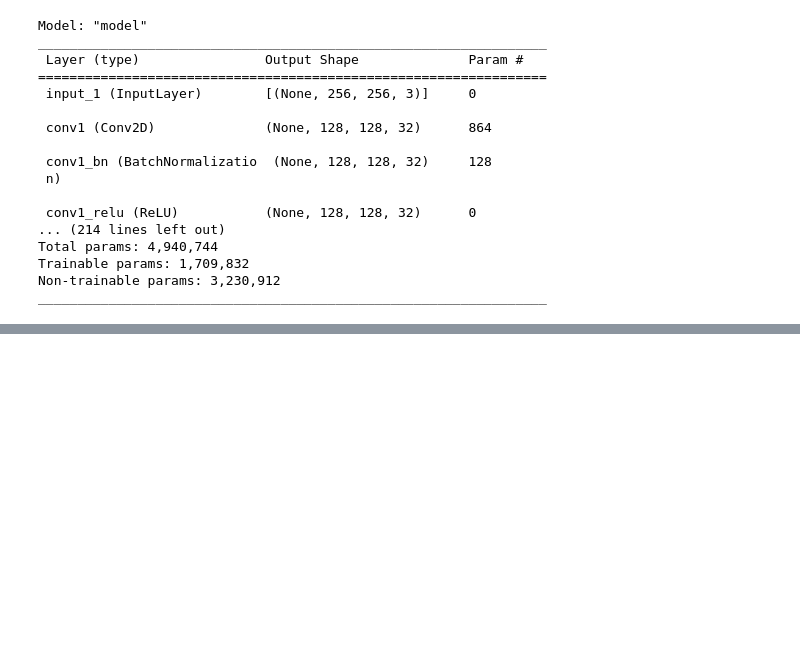
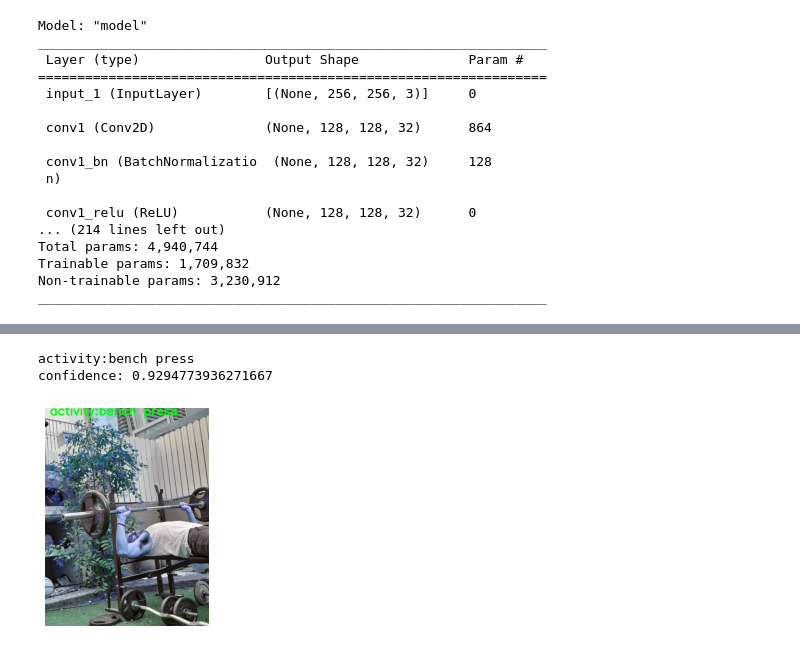
Before and after one commit to maayanb578/Workout_Classification_MobileNet, a Jupyter notebook: Workout_Classification_MobileNet.ipynb, the cells around one changed output, grey strips where cells are left out. Cells and saved outputs as stored; diff of their text form; code cells hidden in the pictures; blank space fills up the shorter version.

```diff
--- a/Workout_Classification_MobileNet.ipynb
+++ b/Workout_Classification_MobileNet.ipynb
@@ -289,0 +287,4 @@ confidence: 0.9997824430465698
+# %%
+# INPUT MY IMAGE
+files.upload()
+image_pred = cv2.imread('mypic.jpeg')
@@ -289,0 +294,38 @@ confidence: 0.9997824430465698
+# %%
+Q_image = deque(maxlen=128)
+
+output_image = image_pred.copy()
+image_pred = cv2.cvtColor(image_pred, cv2.COLOR_BGR2RGB)
+image_pred = cv2.resize(image_pred, img_size).astype("float32")
+
+predictions = workout_model.predict(np.expand_dims(image_pred, axis=0))[0]
+Q_image.append(predictions)
+
+results = np.array(Q_image).mean(axis=0)
+i = np.argmax(results)
+label = labels[i]
+
+text = 'activity:{}'.format(label)
+cv2.putText(output_image, text, (35, 50), cv2.FONT_HERSHEY_SIMPLEX, 3, (0, 255, 0), 10)
+
+# if writer is None:
+#     fourcc = cv2.VideoWriter_fourcc(*"XVID")
+#     writer = cv2.VideoWriter('output_image.avi', fourcc, 30, (W, H), True)
+
+# writer.write(output_image)
+
+plt.imshow(output_image)
+plt.axis('off')
+
+# # break the loop if prediction > 90% and video already more than 2 seconds (60 frame)
+# if results[i] >= 0.9 and n >= 60:
+#     break
+
+print(text)
+print(f'confidence: {results[i]}')
+# writer.release()
+# video_capture.release()
+# %% [output]
+activity:bench press
+confidence: 0.9294773936271667
+[figure, added]
```
Also changed, not shown: parts of 9 cells of this notebook.
